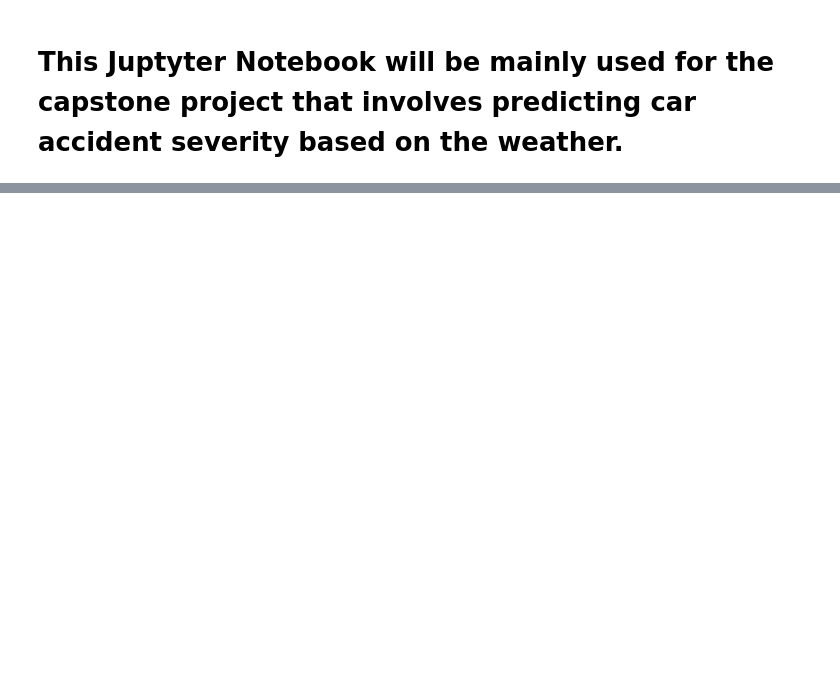
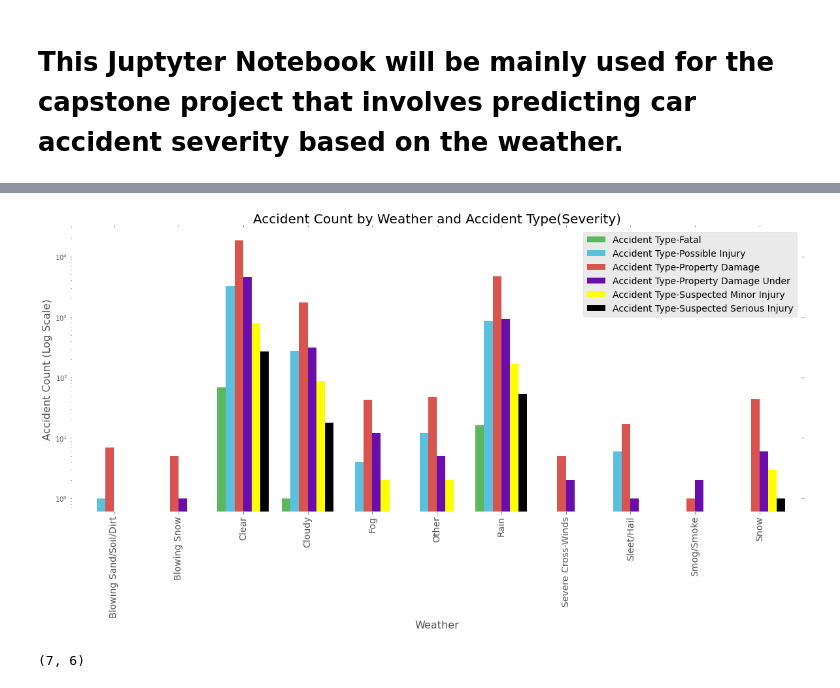
Before and after one commit to Cruziken/Coursera_Capstone, a Jupyter notebook: Applied_Data_Science.ipynb, the cells around one changed output, grey strips where cells are left out. Cells and saved outputs as stored; diff of their text form; code cells hidden in the pictures; blank space fills up the shorter version.

```diff
--- a/Applied_Data_Science.ipynb
+++ b/Applied_Data_Science.ipynb
@@ -27,0 +354,4 @@ Name: ROADCOND, dtype: int64
+# %%
+#Repeat for Drug Involved column
+dummy_var_drug_inv.rename(columns={'Yes':'Drug Involved','No':'Drug Involved-No'},inplace=True)
+dummy_var_drug_inv.head(5)
@@ -27,0 +365,4 @@ Name: ROADCOND, dtype: int64
+# %%
+#Repeat for Alcohol Involved column
+dummy_var_alch_inv.rename(columns={'Yes':'Alcohol Involved-Yes','No':'Alcohol Involved-No'},inplace=True)
+dummy_var_alch_inv.head(5)
@@ -27,0 +376,4 @@ Name: ROADCOND, dtype: int64
+# %%
+#Repeat for Light Condition column
+dummy_var_light_cond.rename(columns={'Dark - Lighted':'Light Condition-Dark-Lighted','Daylight':'Light Condition-Daylight','Dark - Not Lighted':'Light Condition-Dark-Not Lighted','Dark - Unknown Lighting':'Light Condition-Dark-Unknown Lighting','Dusk':'Light Condition-Dusk','Dawn':'Light Condition-Dawn','Other':'Light Condition-Other'},inplace=True)
+dummy_var_light_cond.head(5)
@@ -27,0 +550,23 @@ Name: ROADCOND, dtype: int64
+# %%
+
+weather_acc_counts.plot(kind='bar',width = 0.8, figsize=(20, 8), color=['#5cb85c', '#5bc0de', '#d9534f','#6a0dad','#FFFF00','#000000'])
+
+plt.gca().set_facecolor('w')
+plt.legend(prop={'size': 14})
+plt.semilogy()
+plt.xticks(fontsize = 14)
+plt.title("Accident Count by Weather and Accident Type(Severity)", fontsize = 20) # add title to the plot
+plt.ylabel('Accident Count (Log Scale)', fontsize = 16)
+plt.xlabel('Weather', fontsize = 16)
+plt.axis(emit = False)
+plt.tick_params(top='True', bottom='On', left='False', right='False', labelleft='False', labelbottom='On')
+# %% [output]
+[figure, added]
+# %%
+lighting_acc_counts = car_df_cat[['Light Condition','Accident Type-Fatal','Accident Type-Possible Injury','Accident Type-Property Damage','Accident Type-Property Damage Under','Accident Type-Suspected Minor Injury','Accident Type-Suspected Serious Injury']]
+#car_test
+lighting_acc_counts = lighting_acc_counts.groupby('Light Condition', axis = 0).sum()
+lighting_acc_counts.shape
+#Divide the accident values by total accidents to get percentages of
+# %% [output]
+(7, 6)
```
Also changed, not shown: parts of 83 cells of this notebook.
